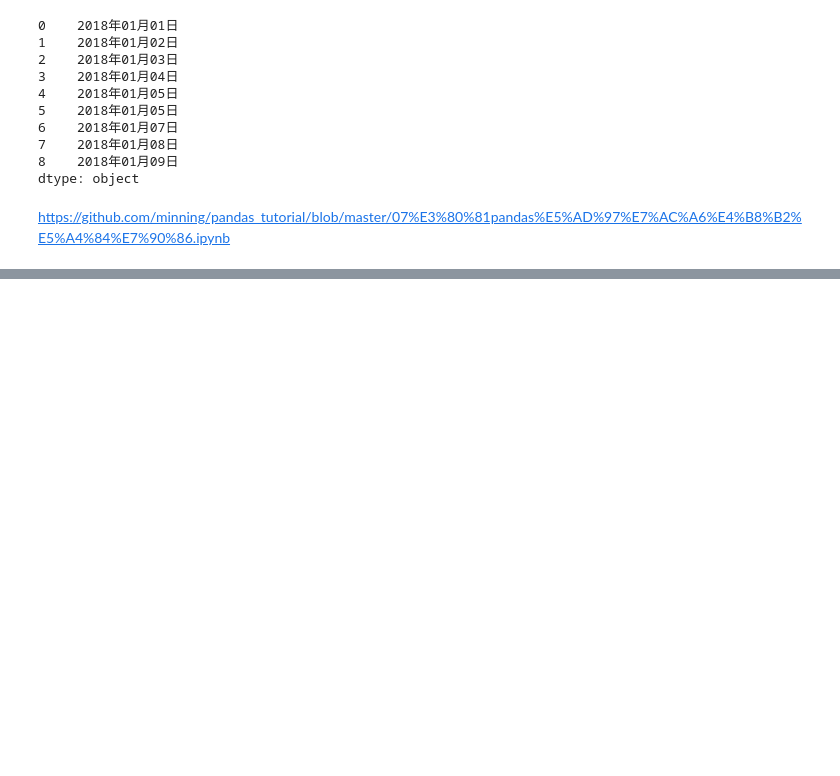
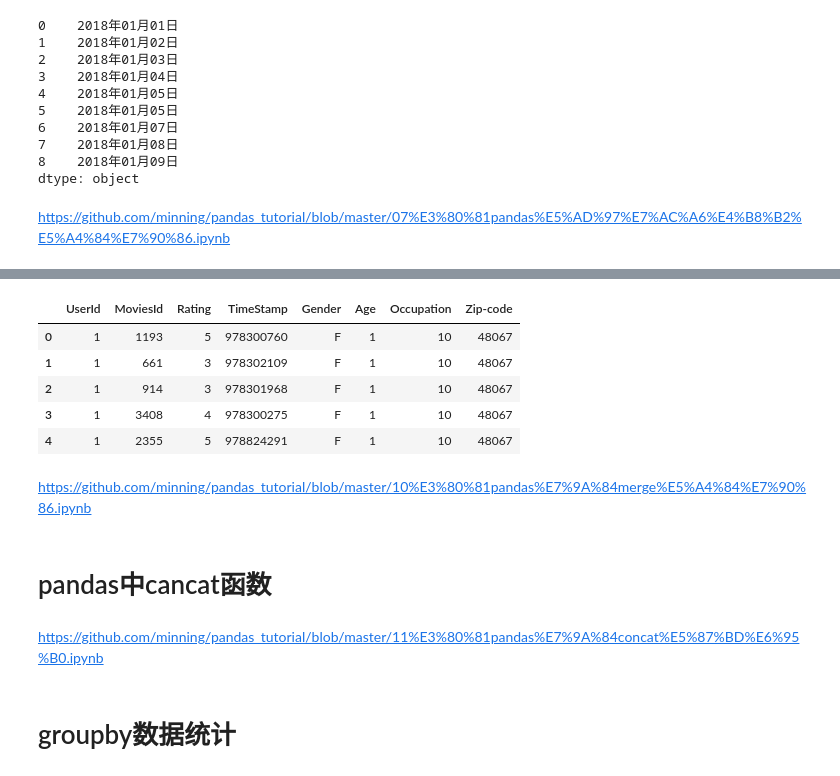
Before and after one commit to minning/pandas_tutorial, a Jupyter notebook: 00、pandas常用函数cheetsheet.ipynb, the cells around one changed output, grey strips where cells are left out. Drawn from its saved outputs; the diff is of its cells as text; code cells hidden in the pictures; blank space fills up the shorter version.

Commit message:
add pandas cheetsheet

```diff
--- a/00、pandas常用函数cheetsheet.ipynb
+++ b/00、pandas常用函数cheetsheet.ipynb
@@ -576,0 +579,7 @@ https://github.com/minning/pandas_tutorial/blob/master/07%E3%80%81pandas%E5%AD%9
+# %%
+df_rating = pd.read_csv(
+    'datas/ml-1m/ratings.dat',
+    sep="::",
+    engine='python',
+    names=['UserId', 'MoviesId', "Rating", 'TimeStamp']
+)
@@ -576,0 +611,7 @@ https://github.com/minning/pandas_tutorial/blob/master/07%E3%80%81pandas%E5%AD%9
+# %%
+df_users = pd.read_csv(
+    'datas/ml-1m/users.dat',
+    sep='::',
+    engine='python',
+    names=['UserId','Gender','Age','Occupation','Zip-code']
+)
@@ -576,0 +627,11 @@ https://github.com/minning/pandas_tutorial/blob/master/07%E3%80%81pandas%E5%AD%9
+# %%
+df_rating_users = pd.merge(df_rating, df_users, left_on='UserId', right_on='UserId', how='inner')
+# %%
+df_rating_users.head()
+# %% [output]
+|  | UserId | MoviesId | Rating | TimeStamp | Gender | Age | Occupation | Zip-code |
+| 0 | 1 | 1193 | 5 | 978300760 | F | 1 | 10 | 48067 |
+| 1 | 1 | 661 | 3 | 978302109 | F | 1 | 10 | 48067 |
+| 2 | 1 | 914 | 3 | 978301968 | F | 1 | 10 | 48067 |
+| 3 | 1 | 3408 | 4 | 978300275 | F | 1 | 10 | 48067 |
+| 4 | 1 | 2355 | 5 | 978824291 | F | 1 | 10 | 48067 |
@@ -576,0 +640,4 @@ https://github.com/minning/pandas_tutorial/blob/master/07%E3%80%81pandas%E5%AD%9
+# %% [markdown]
+https://github.com/minning/pandas_tutorial/blob/master/10%E3%80%81pandas%E7%9A%84merge%E5%A4%84%E7%90%86.ipynb
+# %% [markdown]
+# pandas中cancat函数
@@ -576,0 +655,4 @@ https://github.com/minning/pandas_tutorial/blob/master/07%E3%80%81pandas%E5%AD%9
+# %% [markdown]
+https://github.com/minning/pandas_tutorial/blob/master/11%E3%80%81pandas%E7%9A%84concat%E5%87%BD%E6%95%B0.ipynb
+# %% [markdown]
+# groupby数据统计
```
Also changed, not shown: parts of 48 cells of this notebook.
